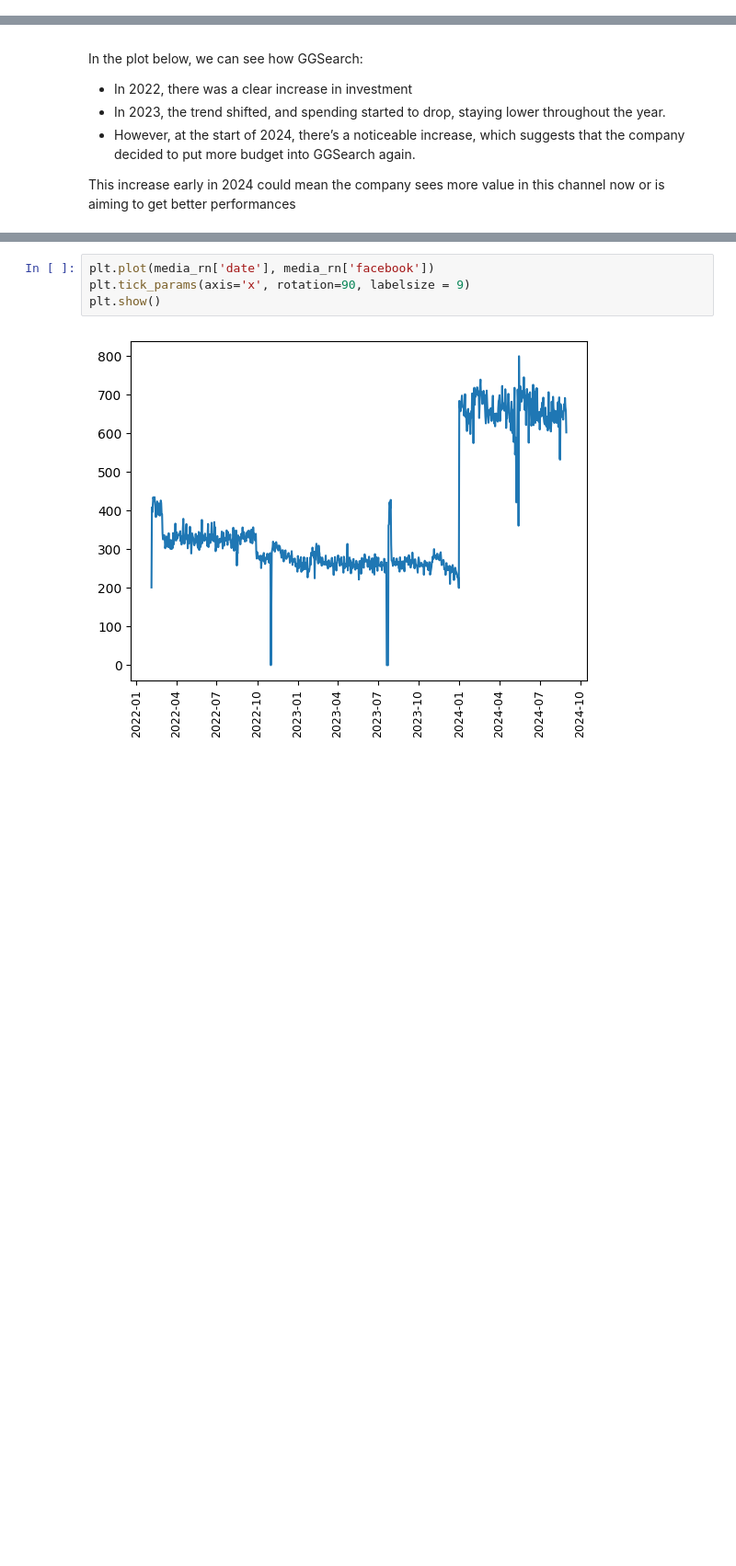
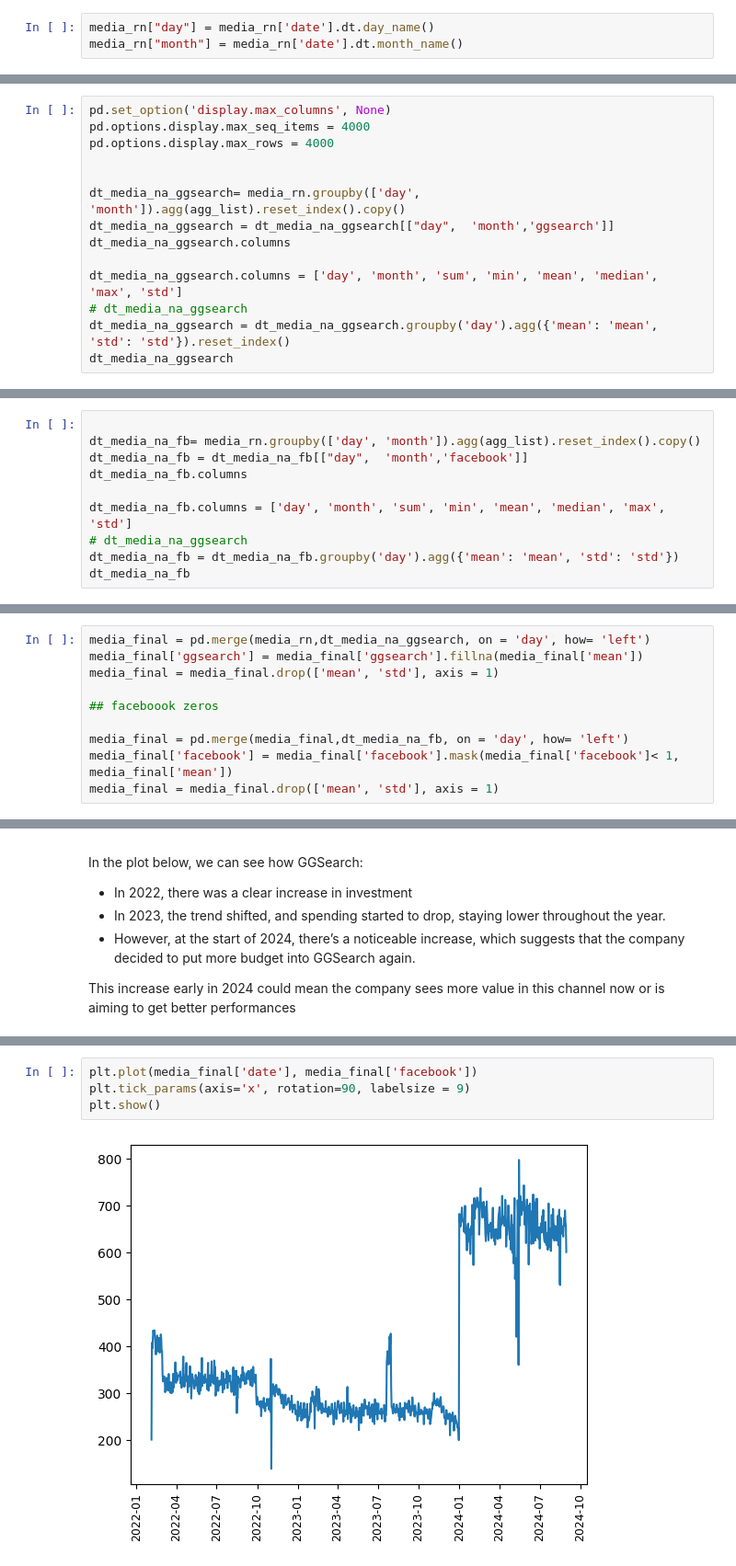
Before and after one commit to Jmartinetel/Macarta_test, a Jupyter notebook: munge/01_data_prep.ipynb, the cells around one changed output, grey strips where cells are left out. Shown: that part at 92% size. Drawn from its saved outputs; the diff is of its cells as text; blank space fills up the shorter version.

```diff
--- a/munge/01_data_prep.ipynb
+++ b/munge/01_data_prep.ipynb
@@ -161,0 +154,3 @@ media_rn.groupby(['promotion']).agg(agg_list)
+# %%
+media_rn["day"] = media_rn['date'].dt.day_name()
+media_rn["month"] = media_rn['date'].dt.month_name()
@@ -161,0 +175,14 @@ media_rn.groupby(['promotion']).agg(agg_list)
+# %%
+pd.set_option('display.max_columns', None)
+pd.options.display.max_seq_items = 4000
+pd.options.display.max_rows = 4000
+
+
+dt_media_na_ggsearch= media_rn.groupby(['day', 'month']).agg(agg_list).reset_index().copy()
+dt_media_na_ggsearch = dt_media_na_ggsearch[["day",  'month','ggsearch']]
+dt_media_na_ggsearch.columns
+
+dt_media_na_ggsearch.columns = ['day', 'month', 'sum', 'min', 'mean', 'median', 'max', 'std']
+# dt_media_na_ggsearch
+dt_media_na_ggsearch = dt_media_na_ggsearch.groupby('day').agg({'mean': 'mean', 'std': 'std'}).reset_index()
+dt_media_na_ggsearch
@@ -161,0 +198,10 @@ media_rn.groupby(['promotion']).agg(agg_list)
+# %%
+
+dt_media_na_fb= media_rn.groupby(['day', 'month']).agg(agg_list).reset_index().copy()
+dt_media_na_fb = dt_media_na_fb[["day",  'month','facebook']]
+dt_media_na_fb.columns
+
+dt_media_na_fb.columns = ['day', 'month', 'sum', 'min', 'mean', 'median', 'max', 'std']
+# dt_media_na_ggsearch
+dt_media_na_fb = dt_media_na_fb.groupby('day').agg({'mean': 'mean', 'std': 'std'})
+dt_media_na_fb
@@ -161,0 +218,10 @@ media_rn.groupby(['promotion']).agg(agg_list)
+# %%
+media_final = pd.merge(media_rn,dt_media_na_ggsearch, on = 'day', how= 'left')
+media_final['ggsearch'] = media_final['ggsearch'].fillna(media_final['mean'])
+media_final = media_final.drop(['mean', 'std'], axis = 1)
+
+## faceboook zeros
+
+media_final = pd.merge(media_final,dt_media_na_fb, on = 'day', how= 'left')
+media_final['facebook'] = media_final['facebook'].mask(media_final['facebook']< 1, media_final['mean'])
+media_final = media_final.drop(['mean', 'std'], axis = 1)
@@ -185,6 +275,6 @@ In the plot below, we can see how facebok investment:
 # %%
-plt.plot(media_rn['date'], media_rn['facebook'])
+plt.plot(media_final['date'], media_final['facebook'])
 plt.tick_params(axis='x', rotation=90, labelsize = 9)
 plt.show()
 # %% [output]
-[figure, old version]
+[figure, new version]
```
Also changed, not shown: parts of 44 cells of this notebook, 4 other files.
